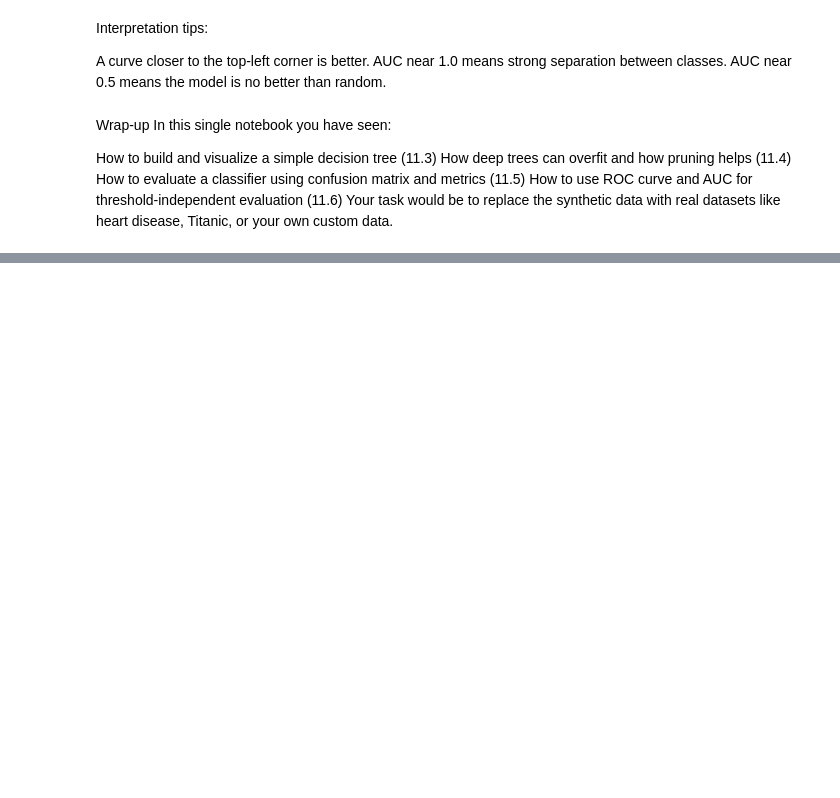
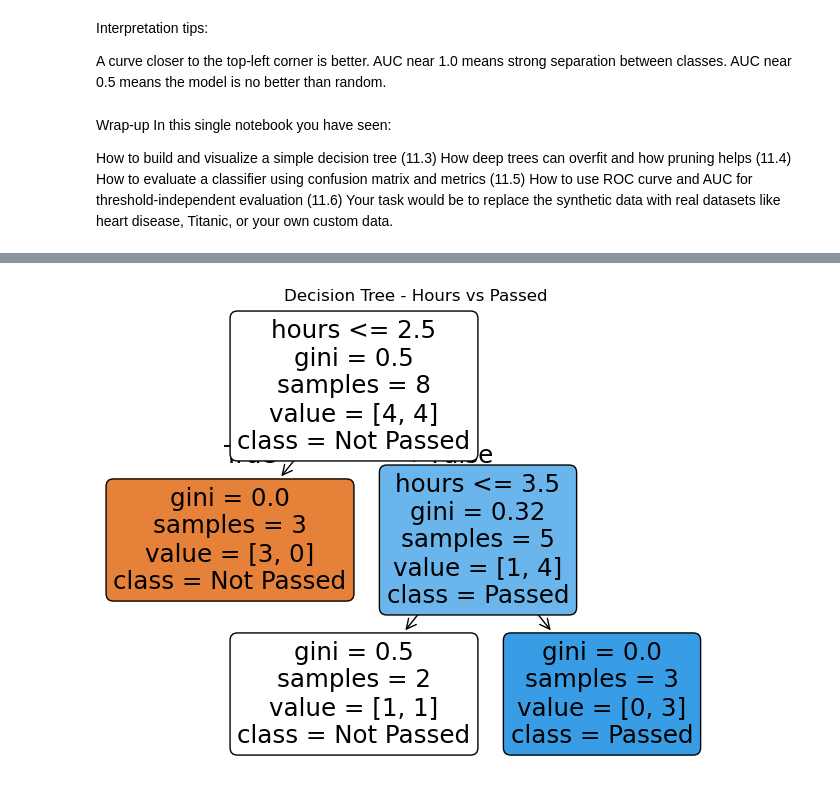
Before and after one commit to sayeedarefin/PHITRON_ML_AI, a Jupyter notebook: Module_11.ipynb, the cells around one changed output, grey strips where cells are left out. Cells and saved outputs as stored; diff of their text form; code cells hidden in the pictures; blank space fills up the shorter version.

```diff
--- a/Module_11.ipynb
+++ b/Module_11.ipynb
@@ -421,0 +497,36 @@ Your task would be to replace the synthetic data with real datasets like heart d
+# %%
+df3 = pd.DataFrame({
+    "hours": [1,2,3,4,5,1,2,3,4,5],
+    "passed": [0,0,0,1,1,0,0,1,1,1]
+})
+
+df3
+#Fit a DecisionTreeClassifier(max_depth=2) to predict passed from hours.
+X_df3 = df3[['hours']]
+y_df3 = df3['passed']
+
+X_train_h, X_test_h, y_train_h, y_test_h = train_test_split(
+    X_df3, y_df3, test_size=0.2, random_state=42
+)
+
+tree_df3 = DecisionTreeClassifier(max_depth=4, random_state=42)
+tree_df3.fit(X_train_h, y_train_h)
+
+tree_df3
+
+#Plot the tree using plot_tree.
+plt.figure(figsize=(8,6))
+plot_tree(
+    tree_df3,
+    feature_names=['hours'],
+    class_names=['Not Passed', 'Passed'],
+    filled=True,
+    rounded=True,
+)
+plt.title("Decision Tree - Hours vs Passed")
+plt.show()
+
+#Write 2 to 3 lines explaining whether the tree looks like it might overfit or generalize well, given the dataset size and the model depth.
+# The decision tree has a max depth of 4, which may be relatively deep given the small size of the dataset (only 10 samples). This depth could lead to overfitting, as the model might capture noise in the training data rather than general patterns. A shallower tree might generalize better for such a small dataset.
+# %% [output]
+[figure, added]
```
Also changed, not shown: parts of 1 cell of this notebook, 1 other file.
